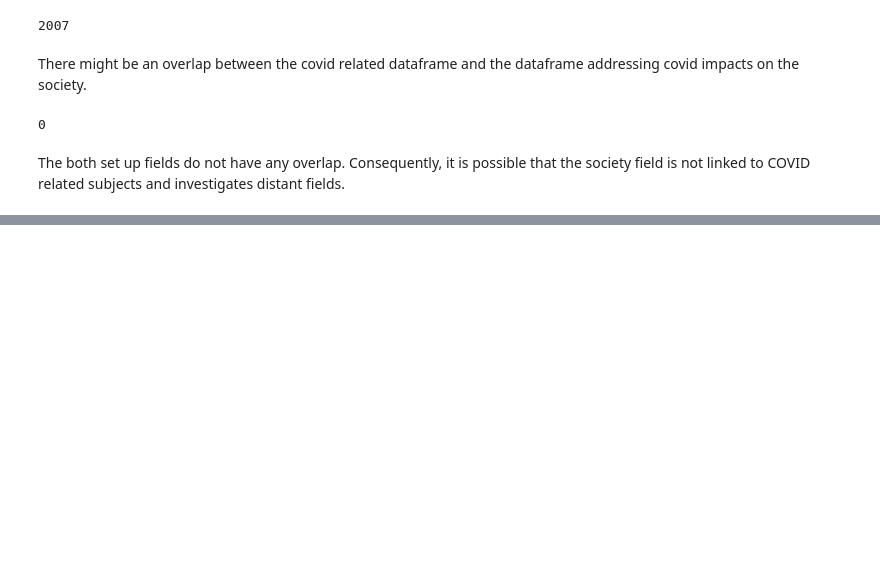
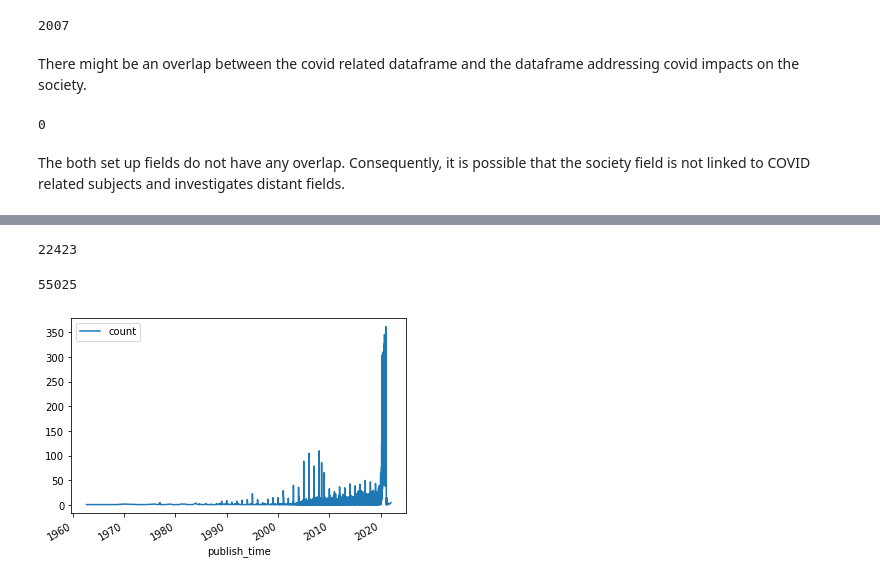
Before and after one commit to kopatri/cs5099masterthesis, a Jupyter notebook: notebooks/CORD-19-explore-dataset-cs5099.ipynb, the cells around one changed output, grey strips where cells are left out. Cells and saved outputs as stored; diff of their text form; code cells hidden in the pictures; blank space fills up the shorter version.

Commit message:
added analysis about source_x + license + publish_time and implemented plots for publish time

```diff
--- a/notebooks/CORD-19-explore-dataset-cs5099.ipynb
+++ b/notebooks/CORD-19-explore-dataset-cs5099.ipynb
@@ -16,5 +18,5 @@ from fuzzywuzzy import fuzz
 # %%
-CORD19_CSV = pd.read_csv('../data/cord-19/CORD19_software_mentions.csv' , converters={'software': lambda x: x[1:-1].split(',')})
+CORD19_CSV = pd.read_csv('../data/cord-19/CORD19_software_mentions.csv')
 # %% [markdown]
 Show the head of the dataset to inspect all columns and obtain a broad overview.
 # %%
@@ -94,3 +98,5 @@ For further analysis, the average length of the titles is long and can be counte
+# %%
+CORD19_CSV['publish_time']=pd.to_datetime(CORD19_CSV.publish_time)
 # %%
 #Indicate corrupted csv
 #paper_id -> check integrity with base 16 check
@@ -389,0 +544,3 @@ strip url to first 10 letters for comparison purposes
+# %%
+publish_time_counted = publish_time.value_counts()
+publish_time_counted
@@ -389,0 +560,5 @@ strip url to first 10 letters for comparison purposes
+# %%
+df_publish_time_counted = pd.DataFrame(columns=['publish_time', 'count'])
+df_publish_time_counted['publish_time']= publish_time_counted.index
+df_publish_time_counted['count']= publish_time_counted.values
+df_publish_time_counted
@@ -389,0 +584,13 @@ strip url to first 10 letters for comparison purposes
+# %%
+len(df_before_2020)
+# %% [output]
+22423
+# %%
+len(df_after_2020)
+# %% [output]
+55025
+# %%
+df_publish_time_counted.plot(x ='publish_time', y='count', kind = 'line')
+plt.show()
+# %% [output]
+[figure, added]
```
Also changed, not shown: parts of 36 cells of this notebook.
